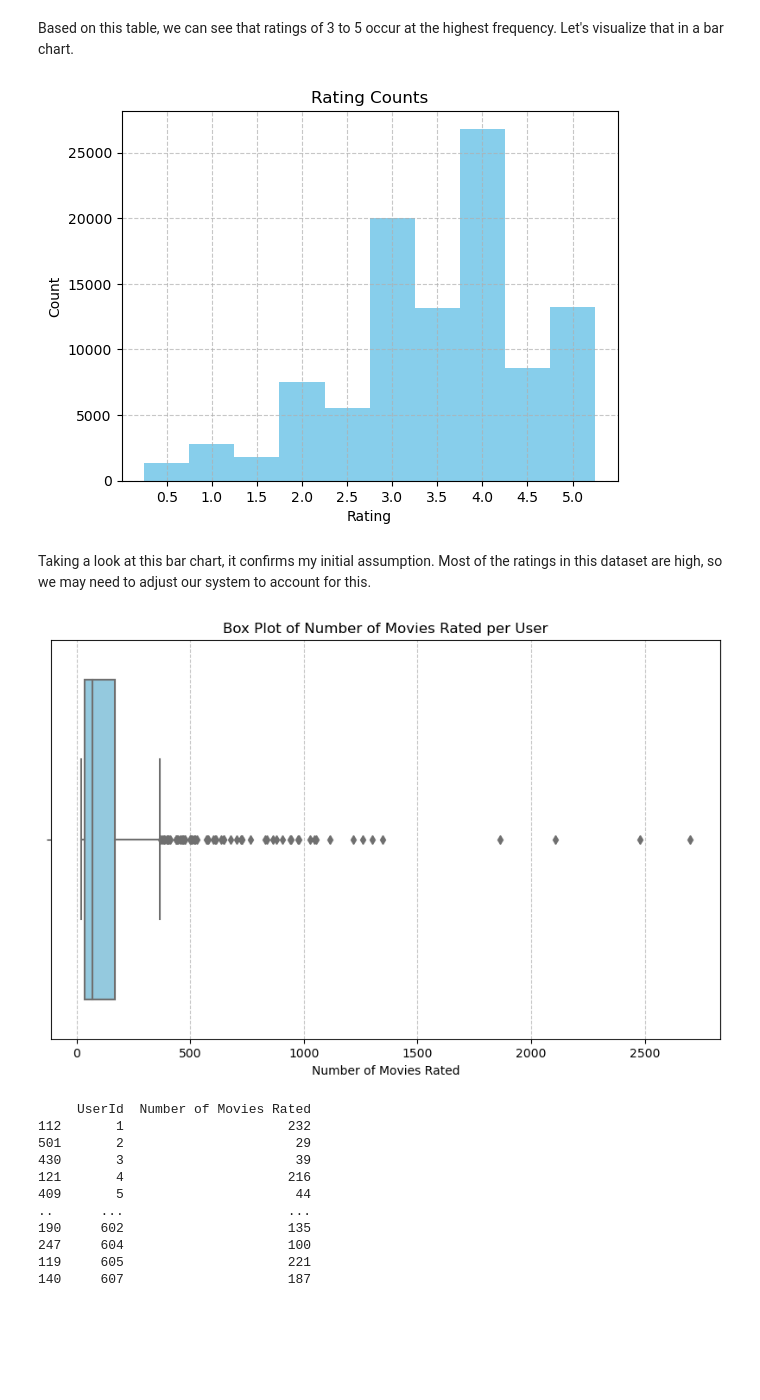
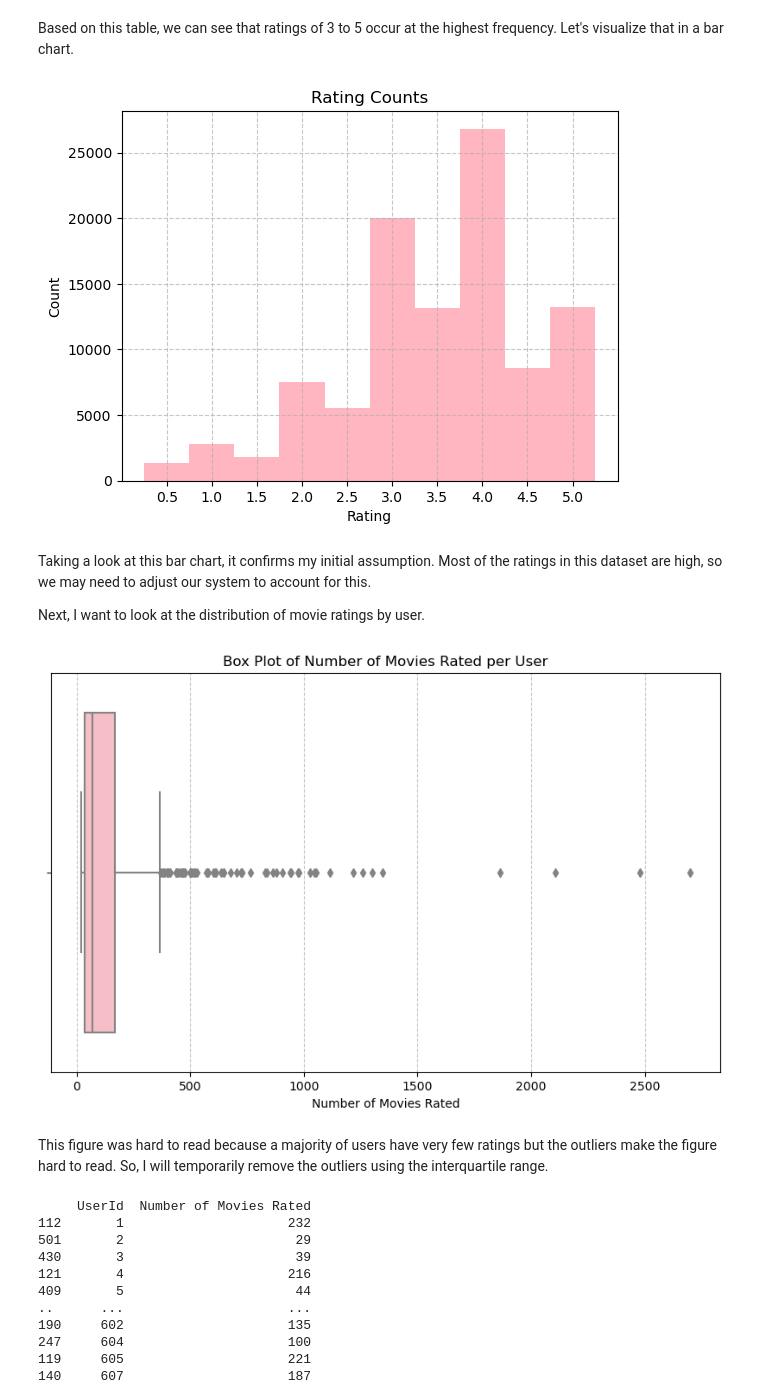
Before and after one commit to khushi-04/movie-recommender, a Jupyter notebook: main.ipynb, the cells around one changed output. Cells and saved outputs as stored; diff of their text form; code cells hidden in the pictures; blank space fills up the shorter version.

```diff
--- a/main.ipynb
+++ b/main.ipynb
@@ -75,17 +75,19 @@ rating_counts
 # %% [markdown]
 Based on this table, we can see that ratings of 3 to 5 occur at the highest frequency. Let's visualize that in a bar chart.
 # %%
-plt.bar(rating_counts['rating'], rating_counts['count'], color='skyblue', width = 0.5)
+plt.bar(rating_counts['rating'], rating_counts['count'], color='lightpink', width = 0.5)
 plt.xticks(rating_counts['rating'])
 plt.xlabel('Rating')
 plt.ylabel('Count')
 plt.title('Rating Counts')
 plt.grid(axis='y', linestyle='--', alpha=0.7)
 plt.grid(axis='x', linestyle='--', alpha=0.7)
 # %% [output]
-[figure, old version]
+[figure, new version]
 # %% [markdown]
 Taking a look at this bar chart, it confirms my initial assumption. Most of the ratings in this dataset are high, so we may need to adjust our system to account for this.
+
+Next, I want to look at the distribution of movie ratings by user.
 # %%
 df_users_and_movies = df_movie_ratings[['userId', 'movieId']]
 
@@ -96,13 +98,15 @@ movies_per_user.columns = ['UserId', 'Number of Movies Rated']
 movies_per_user = movies_per_user.sort_values(by='UserId')
 
 plt.figure(figsize=(10, 6))
-sns.boxplot(x=movies_per_user['Number of Movies Rated'], color='skyblue')
+sns.boxplot(x=movies_per_user['Number of Movies Rated'], color='lightpink')
 plt.xlabel('Number of Movies Rated')
 plt.title('Box Plot of Number of Movies Rated per User')
 plt.grid(axis='x', linestyle='--', alpha=0.7)
 plt.show()
 # %% [output]
-[figure, old version]
+[figure, new version]
+# %% [markdown]
+This figure was hard to read because a majority of users have very few ratings but the outliers make the figure hard to read. So, I will temporarily remove the outliers using the interquartile range.
 # %%
 ## remove outliers
 
```
Also changed, not shown: parts of 1 cell of this notebook.
